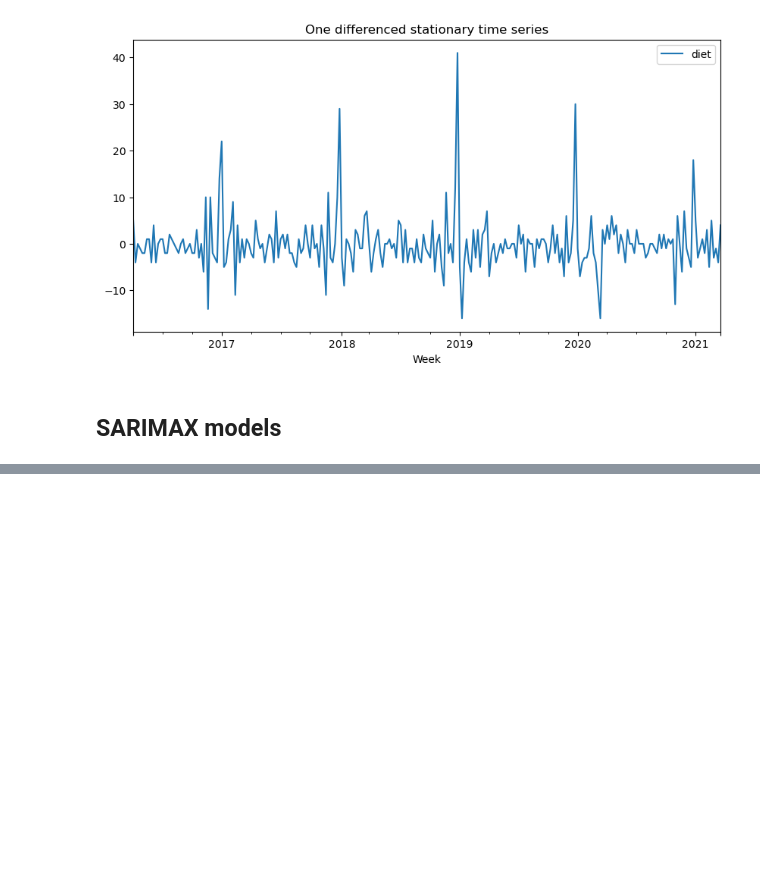
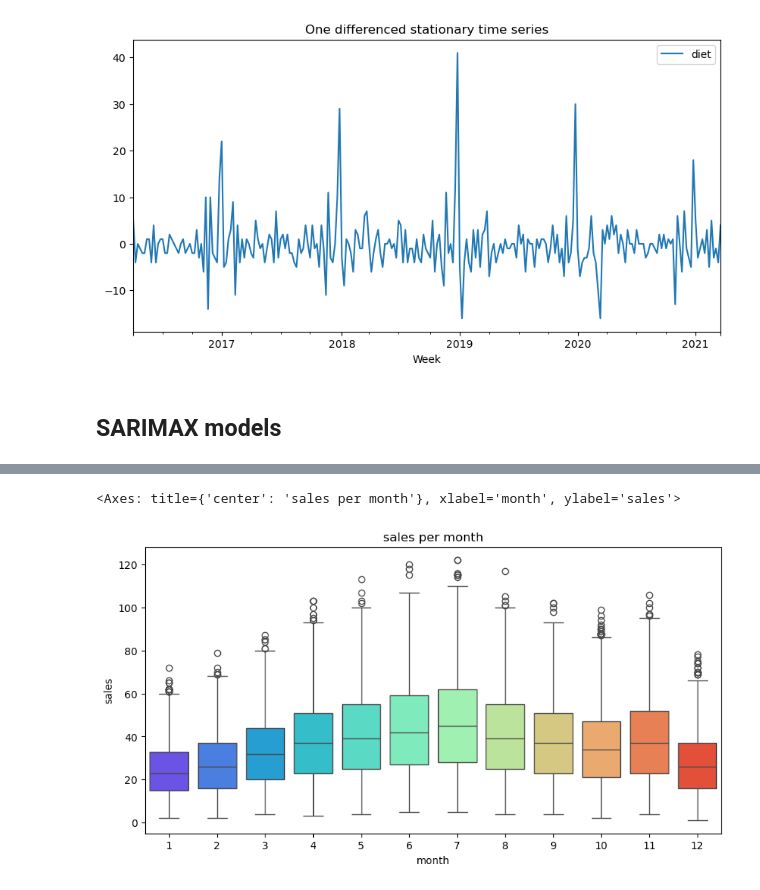
Before and after one commit to ARKA1112/Time_Series_R, a Jupyter notebook: Time_Series_w_Python.ipynb, the cells around one changed output, grey strips where cells are left out. Cells and saved outputs as stored; diff of their text form; code cells hidden in the pictures; blank space fills up the shorter version.

```diff
--- a/Time_Series_w_Python.ipynb
+++ b/Time_Series_w_Python.ipynb
@@ -213,0 +359,11 @@ data.diff().dropna().plot(figsize=(10,5), title="One differenced stationary time
+# %%
+# Clearly the weekends have the highest sales figure
+
+plt.title("sales per month")
+sns.boxplot(data=df_train_7, x='month', y='sales', palette='rainbow')
+
+
+# July has the highest sale and january has the lowest
+# %% [output]
+<Axes: title={'center': 'sales per month'}, xlabel='month', ylabel='sales'>
+[figure, added]
```
Also changed, not shown: parts of 24 cells of this notebook.
